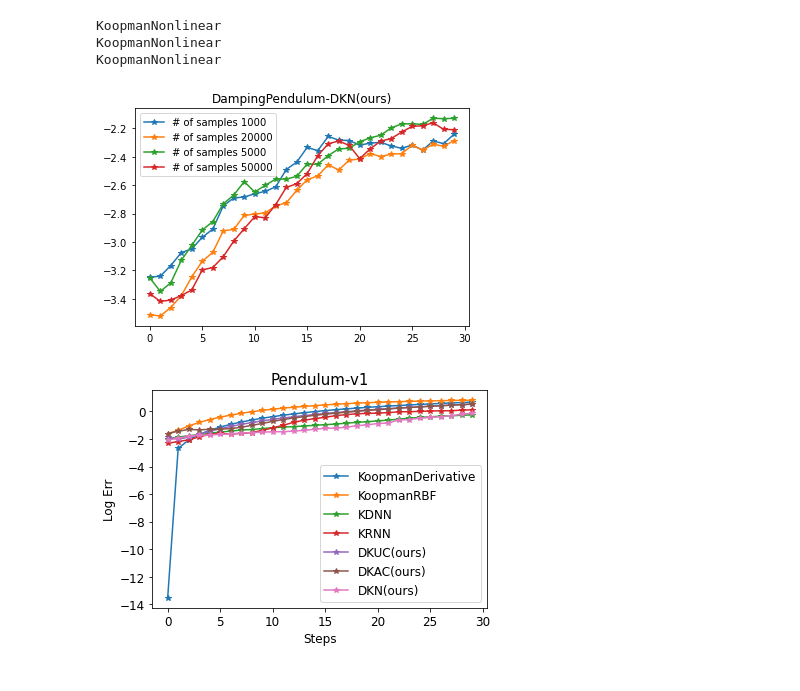
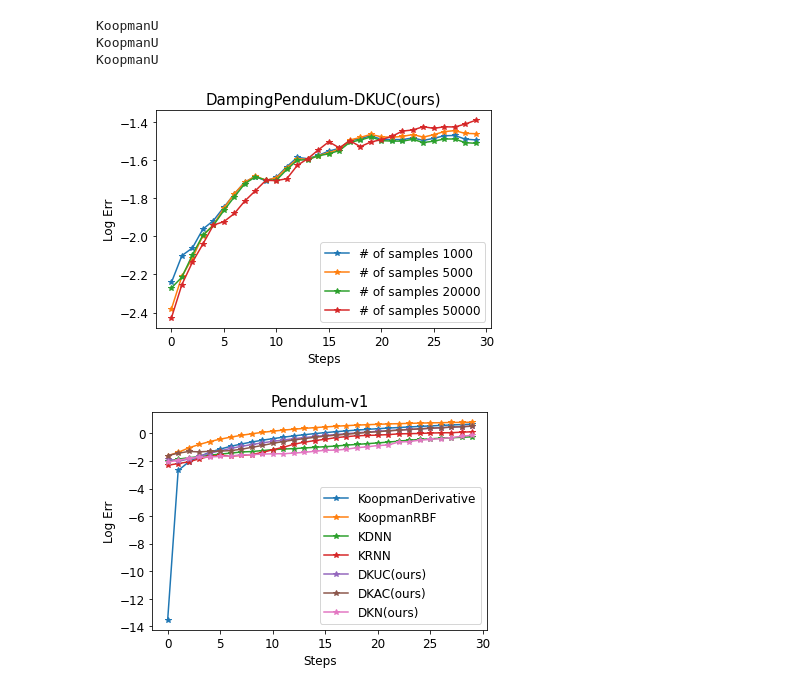
Before and after one commit to HaojieSHI98/DeepKoopmanWithControl, a Jupyter notebook: prediction/Evluation_Knonlinear_samples.ipynb, the cells around one changed output. Drawn from its saved outputs; the diff is of its cells as text; code cells hidden in the pictures.

```diff
--- a/prediction/Evluation_Knonlinear_samples.ipynb
+++ b/prediction/Evluation_Knonlinear_samples.ipynb
@@ -104,28 +104,34 @@ def eval_err(suffix,env_name,method_index,samples):
 suffix = "4_23"
 env_name = "DampingPendulum"
 # for i in range(5):
-for sample in [1000,5000,20000]:
-    eval_err(suffix,env_name,method_index=6,samples=sample)
+for i in [2,3,4,5,6]:
+    eval_err(suffix,env_name,method_index=4,samples=200)
 # %% [output]
-KoopmanNonlinear
-KoopmanNonlinear
-KoopmanNonlinear
+KoopmanU
+KoopmanU
+KoopmanU
 # %%
+font = {'size'   : 12}
+plt.rc('font', **font)
 env_name = "DampingPendulum"
-index = 6
+index = 4
 method_name = Methods[index]
+Data = {}
 for file in os.listdir('../Prediction_Results'):
     for sample in [1000,5000,20000,50000]:
         if file.startswith(env_name+"_{}samples{}.npy".format(method_name,sample)):
-            data = np.load("../Prediction_Results/"+file)
-            plt.plot(np.log10(data[0]),'*-',label="# of samples {}".format(sample),linewidth=1.5)
+            Data[sample] = np.load("../Prediction_Results/"+file)
             break
+for sample in [1000,5000,20000,50000]:
+    plt.plot(np.log10(Data[sample][0]),'*-',label="# of samples {}".format(sample),linewidth=1.5)
 plt.legend()
-plt.title(env_name+"-{}".format(Method_names[index]))
+plt.xlabel("Steps",fontsize=12)
+plt.ylabel("Log Err",fontsize=12)
+plt.title(env_name+"-{}".format(Method_names[index]),fontsize=15)
 # plt.show()
 plt.savefig("../Prediction_Results/"+"Samples"+env_name+"_{}.png".format(method_name),dpi=300)
 # %% [output]
-[figure, old version]
+[figure, new version]
 # %%
 #Franka
 def eval_err(suffix,env_name,method_index):
```
Also changed, not shown: parts of 1 cell of this notebook, 3 other files.
